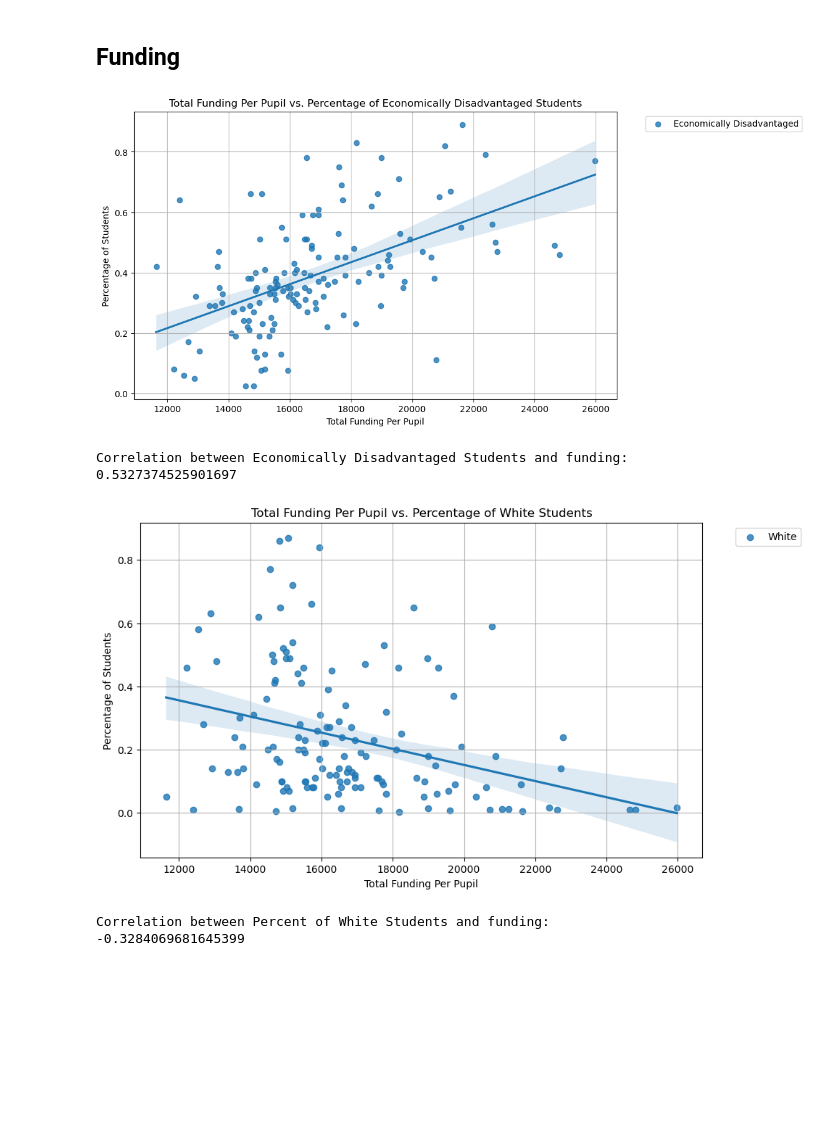
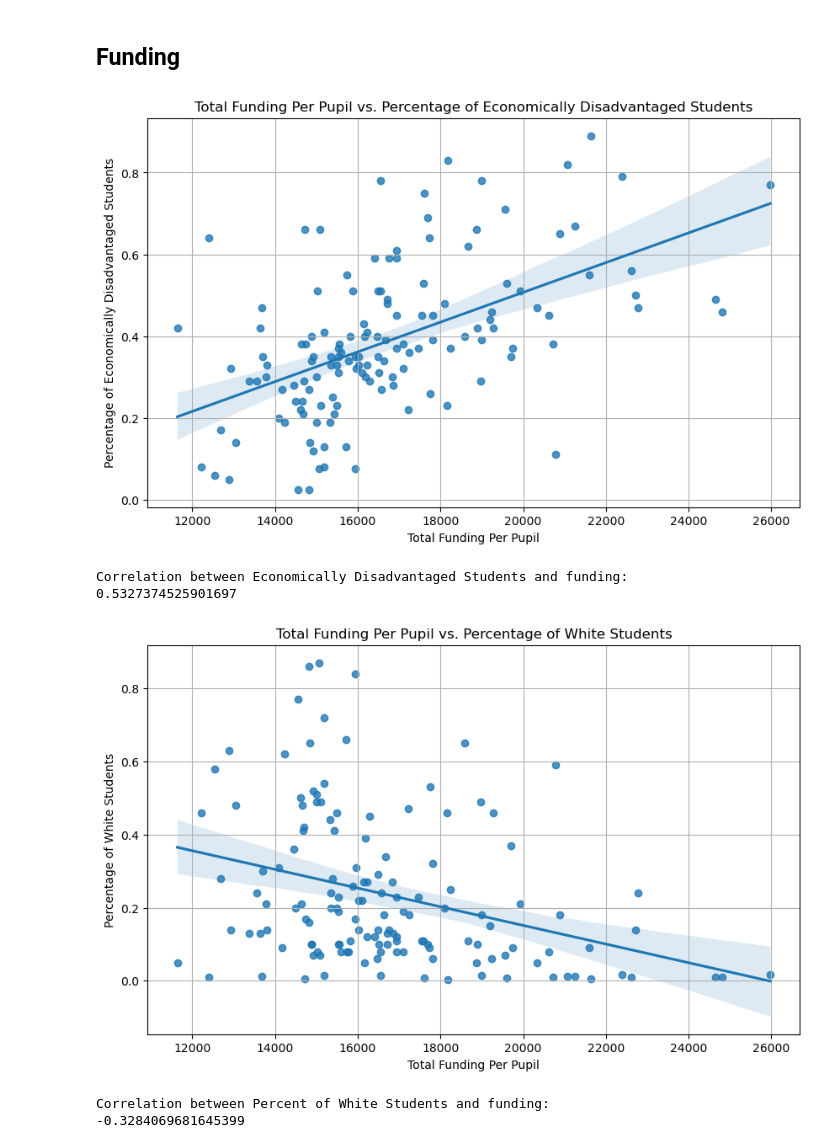
Before and after one commit to jessicabohannon/CAPSTONE, a Jupyter notebook: notebooks/capstone_eda.ipynb, the cells around one changed output. Cells and saved outputs as stored; diff of their text form; code cells hidden in the pictures; blank space fills up the shorter version.

```diff
--- a/notebooks/capstone_eda.ipynb
+++ b/notebooks/capstone_eda.ipynb
@@ -178,6 +178,12 @@ for col in demographic_columns:
 # %%
 # Filtering out specialty and non-traditional schools
 enrollment = enrollment[~enrollment['School Level'].isin(['Non-Traditional - Hybrid', 'Non-Traditional', 'Adult', 'Alternative Learning Center', 'Special Education'])]
+
+# Columns that represent grades from 'Grade K' to 'Grade 12'
+grades = ['Grade K', 'Grade 1', 'Grade 2', 'Grade 3', 'Grade 4', 'Grade 5', 'Grade 6', 'Grade 7', 'Grade 8', 'Grade 9', 'Grade 10', 'Grade 11', 'Grade 12']
+
+# Filtering out preschools
+enrollment = enrollment[enrollment[grades].notna().any(axis=1)]
 # %% [markdown]
 # What is the demographic composition (e.g., race, ethnicity, socioeconomic status) of students within Metro Nashville Public Schools?
 # %%
@@ -540,22 +546,22 @@ enrollment_academic_resources = enrollment_academic_resources.drop(columns=['Sch
 # %%
 # Scatterplot of Economically Disadvantaged and Total Funding Per Pupil
 
 # Dropping Special Education Schools (lots of funding outliers) and rows with missing values
 selected = enrollment_academic_resources[enrollment_academic_resources['School Level'] != 'Special Education']
 selected = selected[['Total Funding Per Pupil', 'Economically Disadvantaged']].dropna()
 
 # Scatterplot with trendlines
 plt.figure(figsize=(10, 6))
 sns.regplot(data=selected, x='Total Funding Per Pupil', y='Economically Disadvantaged', label='Economically Disadvantaged') # add scatter=False to show only trendlines
 
 plt.xlabel('Total Funding Per Pupil')
-plt.ylabel('Percentage of Students')
+plt.ylabel('Percentage of Economically Disadvantaged Students')
 plt.title('Total Funding Per Pupil vs. Percentage of Economically Disadvantaged Students')
-plt.legend(bbox_to_anchor=(1.05, 1), loc='upper left')
+#plt.legend(bbox_to_anchor=(1.05, 1), loc='upper left')
 plt.grid(True)
 plt.show()
 # %% [output]
-[figure, old version]
+[figure, new version]
 # %%
 # Correlation between Economically Disadvantaged and Total Funding Per Pupil
 
@@ -577,13 +583,13 @@ plt.figure(figsize=(10, 6))
 sns.regplot(data=selected, x='Total Funding Per Pupil', y='White', label='White') # add scatter=False to show only trendlines
 
 plt.xlabel('Total Funding Per Pupil')
-plt.ylabel('Percentage of Students')
+plt.ylabel('Percentage of White Students')
 plt.title('Total Funding Per Pupil vs. Percentage of White Students')
-plt.legend(bbox_to_anchor=(1.05, 1), loc='upper left')
+#plt.legend(bbox_to_anchor=(1.05, 1), loc='upper left')
 plt.grid(True)
 plt.show()
 # %% [output]
-[figure, old version]
+[figure, new version]
 # %%
 # Correlation between % White and Total Funding Per Pupil
 
```
Also changed, not shown: parts of 30 cells of this notebook, 2 other files.
